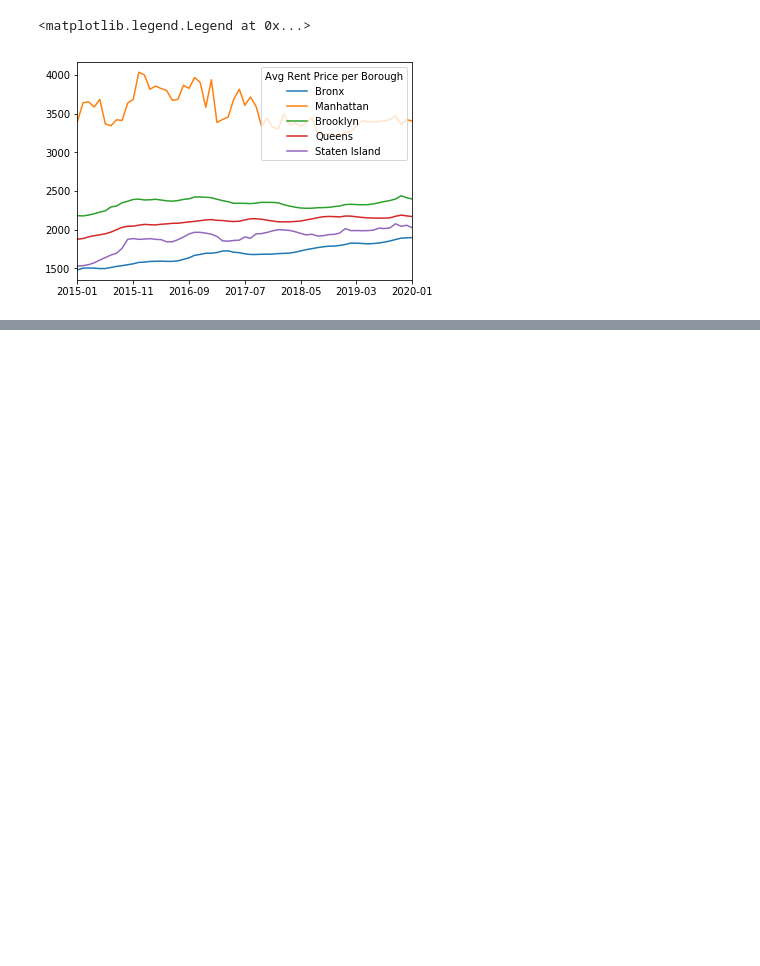
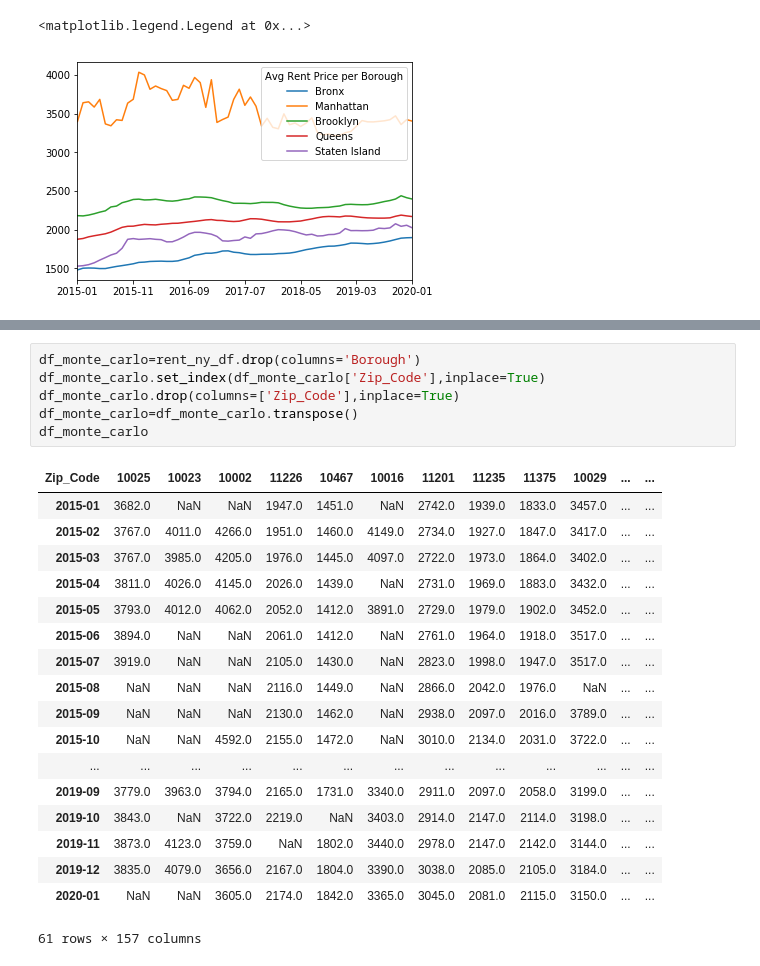
Before and after one commit to ShakedRj/NYC_Real_Estate, a Jupyter notebook: rent_analysis.ipynb, the cells around one changed output, grey strips where cells are left out. Saved outputs shown, nothing was run; the diff lists cells and outputs as text; blank space fills up the shorter version.

Commit message:
adding rent and sale

```diff
--- a/project_01_group_04.ipynb
+++ b/rent_analysis.ipynb
@@ -221,3 +124,28 @@ A value is trying to be set on a copy of a slice from a DataFrame
 
 See the caveats in the documentation: http://pandas.pydata.org/pandas-docs/stable/indexing.html#indexing-view-versus-copy
 [interactive output not drawn]
+# %%
+df_monte_carlo=rent_ny_df.drop(columns='Borough')
+df_monte_carlo.set_index(df_monte_carlo['Zip_Code'],inplace=True)
+df_monte_carlo.drop(columns=['Zip_Code'],inplace=True)
+df_monte_carlo=df_monte_carlo.transpose()
+df_monte_carlo
+# %% [output]
+| Zip_Code | 10025 | 10023 | 10002 | 11226 | 10467 | 10016 | 11201 | 11235 | 11375 | 10029 | ... | ... |
+| 2015-01 | 3682.0 | NaN | NaN | 1947.0 | 1451.0 | NaN | 2742.0 | 1939.0 | 1833.0 | 3457.0 | ... | ... |
+| 2015-02 | 3767.0 | 4011.0 | 4266.0 | 1951.0 | 1460.0 | 4149.0 | 2734.0 | 1927.0 | 1847.0 | 3417.0 | ... | ... |
+| 2015-03 | 3767.0 | 3985.0 | 4205.0 | 1976.0 | 1445.0 | 4097.0 | 2722.0 | 1973.0 | 1864.0 | 3402.0 | ... | ... |
+| 2015-04 | 3811.0 | 4026.0 | 4145.0 | 2026.0 | 1439.0 | NaN | 2731.0 | 1969.0 | 1883.0 | 3432.0 | ... | ... |
+| 2015-05 | 3793.0 | 4012.0 | 4062.0 | 2052.0 | 1412.0 | 3891.0 | 2729.0 | 1979.0 | 1902.0 | 3452.0 | ... | ... |
+| 2015-06 | 3894.0 | NaN | NaN | 2061.0 | 1412.0 | NaN | 2761.0 | 1964.0 | 1918.0 | 3517.0 | ... | ... |
+| 2015-07 | 3919.0 | NaN | NaN | 2105.0 | 1430.0 | NaN | 2823.0 | 1998.0 | 1947.0 | 3517.0 | ... | ... |
+| 2015-08 | NaN | NaN | NaN | 2116.0 | 1449.0 | NaN | 2866.0 | 2042.0 | 1976.0 | NaN | ... | ... |
+| 2015-09 | NaN | NaN | NaN | 2130.0 | 1462.0 | NaN | 2938.0 | 2097.0 | 2016.0 | 3789.0 | ... | ... |
+| 2015-10 | NaN | NaN | 4592.0 | 2155.0 | 1472.0 | NaN | 3010.0 | 2134.0 | 2031.0 | 3722.0 | ... | ... |
+| ... | ... | ... | ... | ... | ... | ... | ... | ... | ... | ... | ... | ... |
+| 2019-09 | 3779.0 | 3963.0 | 3794.0 | 2165.0 | 1731.0 | 3340.0 | 2911.0 | 2097.0 | 2058.0 | 3199.0 | ... | ... |
+| 2019-10 | 3843.0 | NaN | 3722.0 | 2219.0 | NaN | 3403.0 | 2914.0 | 2147.0 | 2114.0 | 3198.0 | ... | ... |
+| 2019-11 | 3873.0 | 4123.0 | 3759.0 | NaN | 1802.0 | 3440.0 | 2978.0 | 2147.0 | 2142.0 | 3144.0 | ... | ... |
+| 2019-12 | 3835.0 | 4079.0 | 3656.0 | 2167.0 | 1804.0 | 3390.0 | 3038.0 | 2085.0 | 2105.0 | 3184.0 | ... | ... |
+| 2020-01 | NaN | NaN | 3605.0 | 2174.0 | 1842.0 | 3365.0 | 3045.0 | 2081.0 | 2115.0 | 3150.0 | ... | ... |
+61 rows × 157 columns
```
Also changed, not shown: parts of 6 cells of this notebook, 1 other file.
